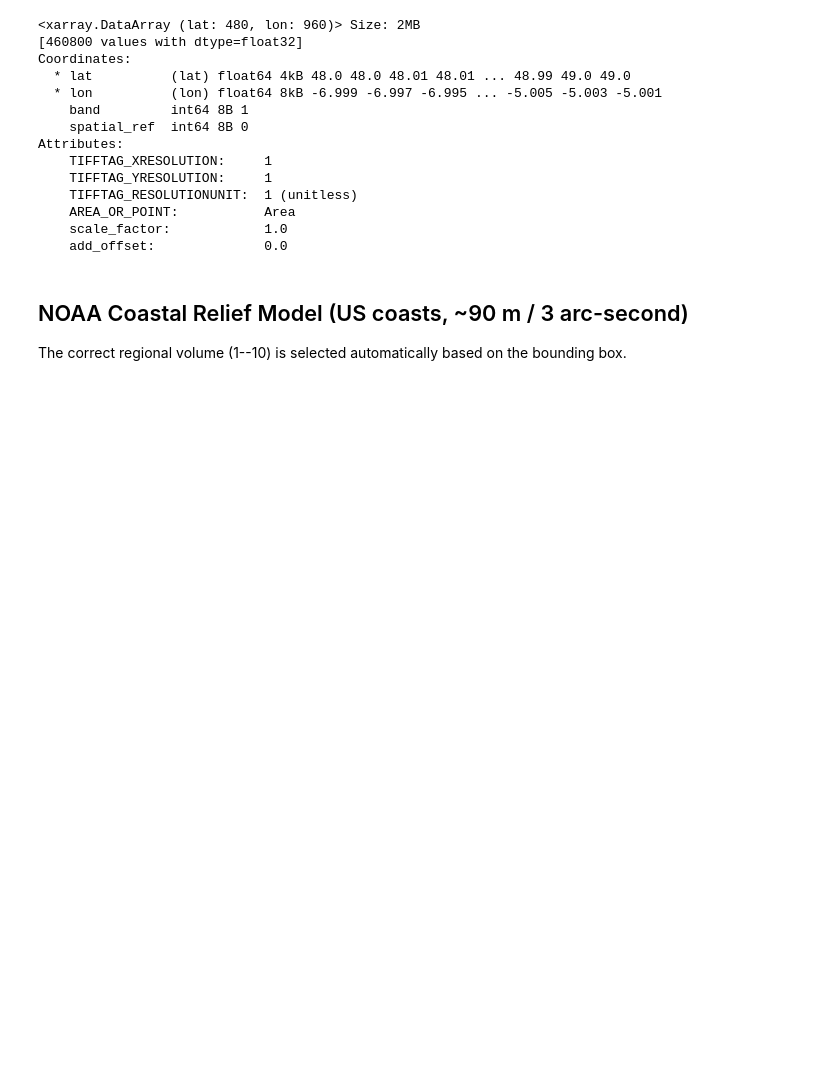
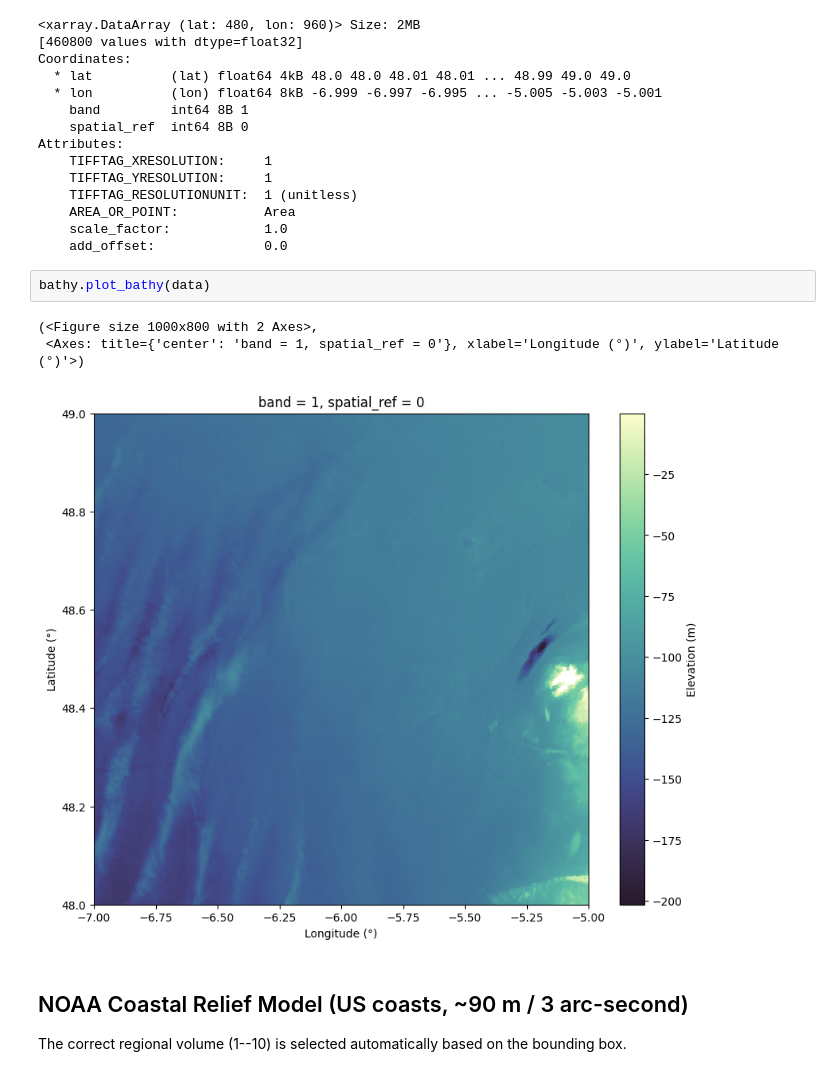
Before and after one commit to eslrgs/bathy, a Jupyter notebook: examples/downloading_data.ipynb, the cells around one changed output. Saved outputs shown, nothing was run; the diff lists cells and outputs as text; blank space fills up the shorter version.

```diff
--- a/examples/downloading_data.ipynb
+++ b/examples/downloading_data.ipynb
@@ -108,6 +105,12 @@ Attributes:
     AREA_OR_POINT:           Area
     scale_factor:            1.0
     add_offset:              0.0
+# %%
+bathy.plot_bathy(data)
+# %% [output]
+(<Figure size 1000x800 with 2 Axes>,
+ <Axes: title={'center': 'band = 1, spatial_ref = 0'}, xlabel='Longitude (°)', ylabel='Latitude (°)'>)
+[figure, added]
 # %% [markdown]
 ## NOAA Coastal Relief Model (US coasts, ~90 m / 3 arc-second)
 
```
Also changed, not shown: parts of 2 cells of this notebook.
